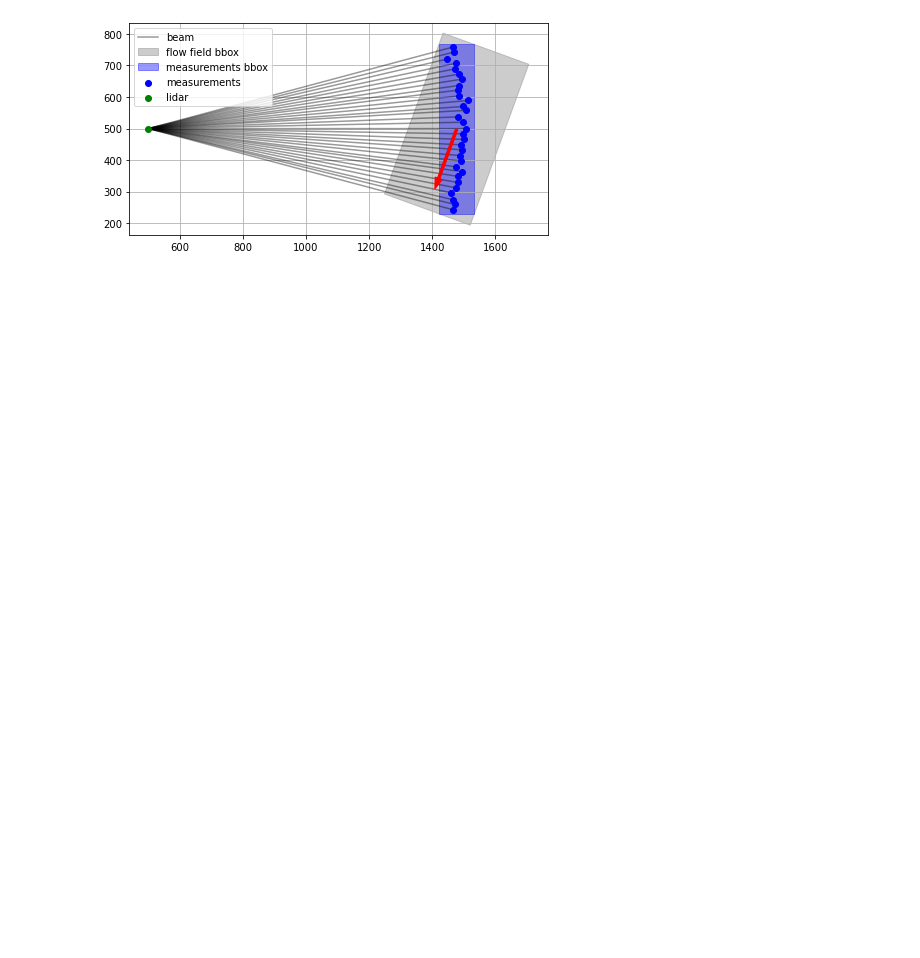
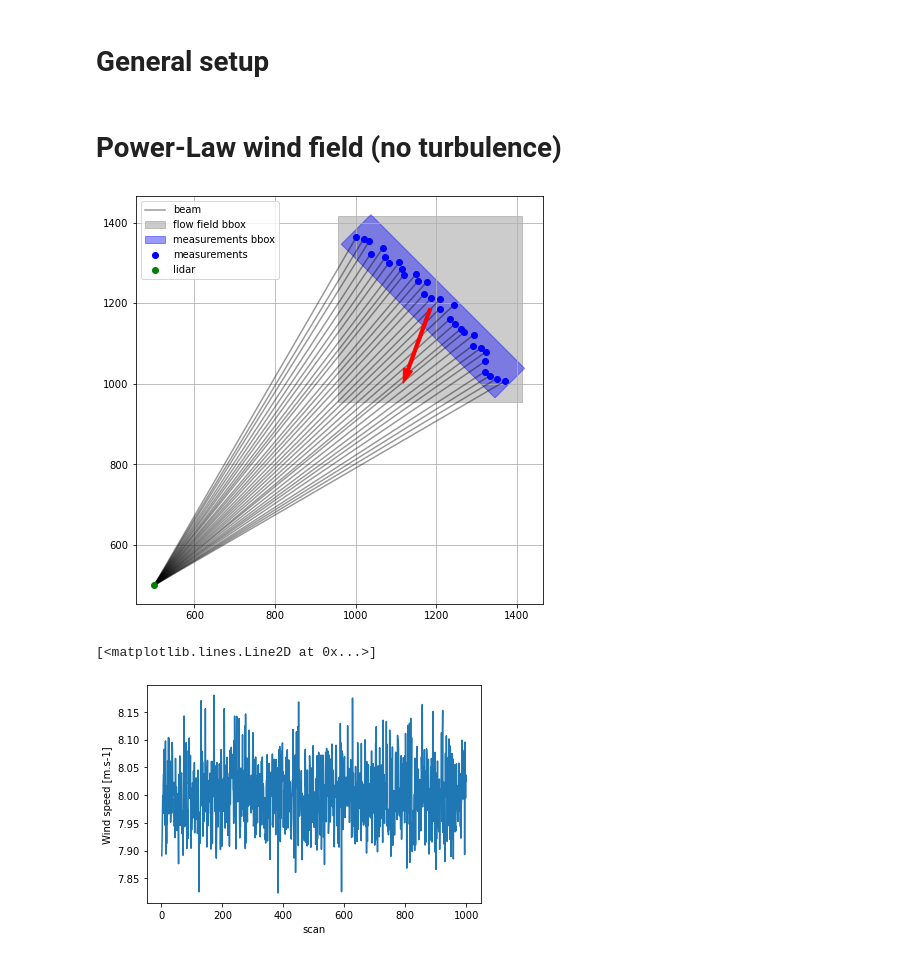
Before and after one commit to Burro7J/mocalum, a Jupyter notebook: examples/pyconturb_test.ipynb, the cells around one changed output. Cells and saved outputs as stored; diff of their text form; code cells hidden in the pictures; blank space fills up the shorter version.

Commit message:
projecting LOS for turbulent field enabled

```diff
--- a/examples/pyconturb_test.ipynb
+++ b/examples/pyconturb_test.ipynb
@@ -7,5 +7,7 @@ import matplotlib.pyplot as plt
 import xarray as xr
 from numpy.linalg import inv as inv
+# %% [markdown]
+# General setup
 # %%
 koshava_xyz = [500, 500, 0]
 no_scans = 1000
@@ -21,7 +23,7 @@ w = 0
 distance = 1000   # meter
 elevation = np.degrees(np.arcsin(meas_height / distance))
 angular_res = 1   # degree
-azimuth_mid = 90  # central azimuth angle
+azimuth_mid = 45  # central azimuth angle
 sector_size = 30  # degree
 scan_speed = 1    # degree.s^-1
 max_speed = 50    # degree.s^-1
@@ -35,21 +37,22 @@ azim_std = 0.1 # degrees
 elev_std = 0.1 # degrees
 dis_std = 10   # meters
 rad_std = 0.1  # m.s-1  In [23]:
-
-tmp = mc.Mocalum()
-
-tmp.set_ivap_probing(koshava_xyz, sector_size, azimuth_mid, angular_res, elevation, distance,
-                    no_scans, scan_speed, max_speed,max_acc)
-
-tmp.gen_unc_contributors(corr_coef)
-
-
-# tmp.x_res = tmp.y_res = 25
-# tmp.z_res = 5
-# tmp.turbbox_time = 600
-
-tmp.gen_turb_ffield(wind_speed, wind_dir, w, ref_height, shear_exponent)
-
-plot_mocalum_setup(tmp)
-# %% [output]
-[figure, removed]
+# %% [markdown]
+# Power-Law wind field (no turbulence)
+# %%
+pl_unc_test = mc.Mocalum()
+pl_unc_test.set_ivap_probing(koshava_xyz, sector_size, azimuth_mid, angular_res, elevation, distance,
+                    no_scans, scan_speed, max_speed,max_acc)
+
+pl_unc_test.gen_unc_contributors(corr_coef)
+pl_unc_test.gen_plaw_ffield(wind_speed, wind_dir, w, ref_height, shear_exponent)
+plot_mocalum_setup(pl_unc_test)
+
+
+pl_unc_test.calc_los_speed()
+pl_unc_test.reconstruct_wind()
+pl_unc_test.data.rc_wind.ws.plot()
+# %% [output]
+[figure, added]
+[<matplotlib.lines.Line2D at 0x...>]
+[figure, added]
```
Also changed, not shown: parts of 6 cells of this notebook, 3 other files.
